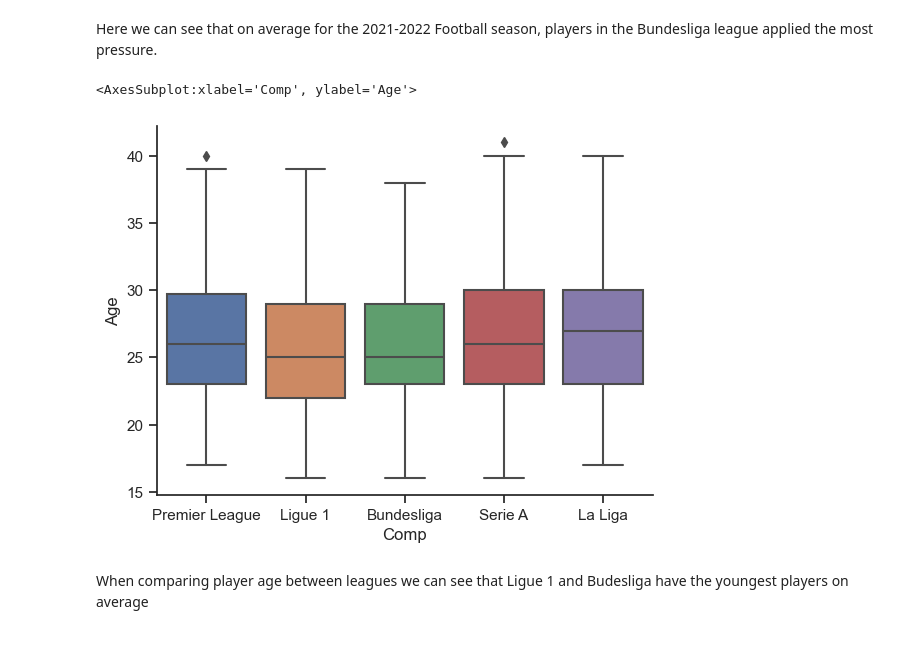
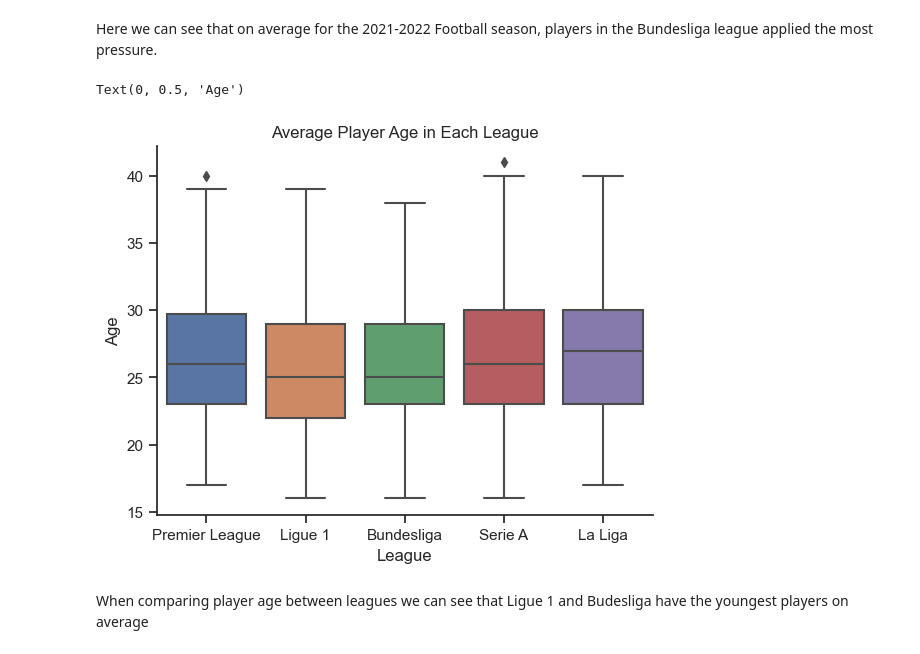
Before and after one commit to ubco-W2022T1-cosc301/project-group-25, a Jupyter notebook: notebooks/analysis2.ipynb, the cells around one changed output. Saved outputs shown, nothing was run; the diff lists cells and outputs as text; code cells hidden in the pictures.

```diff
--- a/notebooks/analysis2.ipynb
+++ b/notebooks/analysis2.ipynb
@@ -11,9 +11,10 @@ import numpy as np
 import os
 import matplotlib.pyplot as plt
 # %%
-sns.set_theme(style="ticks", font_scale=1,)
+sns.set_theme(style="ticks", font_scale=1)
 import matplotlib.pyplot as plt
 plt.rc("axes.spines", top=False, right=False)
 # %%
-df = df = pd.read_csv("../data/raw/Stats.csv",encoding="ISO-8859-1", delimiter = ";")
+df = pd.read_csv("../data/raw/Stats.csv",encoding="ISO-8859-1", delimiter = ";")
 pd.options.display.max_columns = None
+df
@@ -138,10 +147,12 @@ sns.barplot(x= df["Comp"], y = df["Press"])
 # %% [markdown]
 Here we can see that on average for the 2021-2022 Football season, players in the Bundesliga league applied the most pressure.
 # %%
-sns.boxplot(x= df["Comp"], y = df["Age"])
+sns.boxplot(x= df["Comp"], y = df["Age"]).set_title('Average Player Age in Each League')
+plt.xlabel("League")
+plt.ylabel("Age")
 # %% [output]
-<AxesSubplot:xlabel='Comp', ylabel='Age'>
+Text(0, 0.5, 'Age')
-[figure, old version]
+[figure, new version]
 # %% [markdown]
 When comparing player age between leagues we can see that Ligue 1 and Budesliga have the youngest players on average
 # %% [markdown]
```
Also changed, not shown: parts of 21 cells of this notebook, 1 other file.
